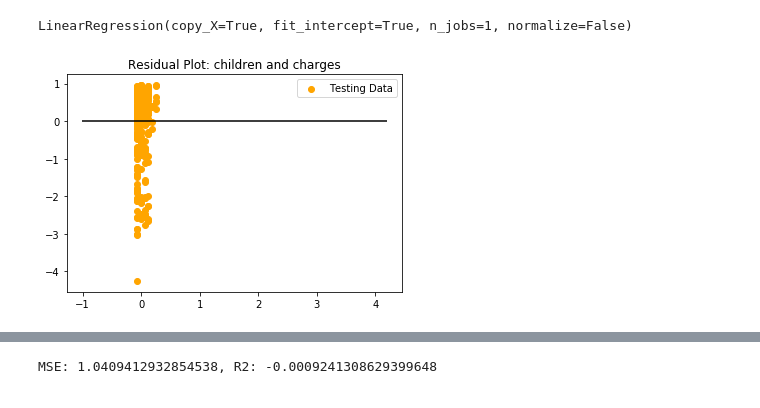
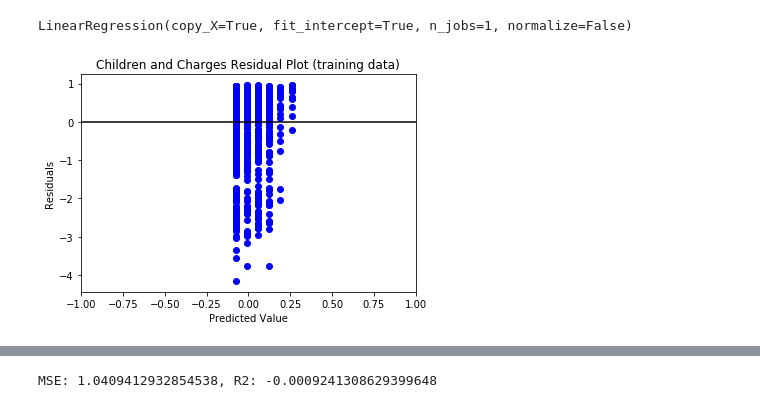
Before and after one commit to jasonzelaya/Health-Insurance-Cost-Forecast, a Jupyter notebook: Insurance_Forecast.ipynb, the cells around one changed output, grey strips where cells are left out. Saved outputs shown, nothing was run; the diff lists cells and outputs as text; code cells hidden in the pictures.

```diff
--- a/Insurance_Forecast.ipynb
+++ b/Insurance_Forecast.ipynb
@@ -274,13 +302,15 @@ LinearRegression(copy_X=True, fit_intercept=True, n_jobs=1, normalize=False)
 # %%
 # Make predictions using the X_test_scaled data
 # Plot y_test_scaled vs y_test_scaled
 # Scatter plot y_test_scaled vs predictions
 predictions = model.predict(X_test_scaled)
 model.fit(X_train_scaled, y_train_scaled)
-plt.scatter(model.predict(X_test_scaled), model.predict(X_test_scaled) - y_test_scaled, c="orange", label="Testing Data")
-plt.legend()
+plt.scatter(model.predict(X_train_scaled), model.predict(X_train_scaled) - y_train_scaled, c="blue")
+plt.xlim(-1, 1)
 plt.hlines(y=0, xmin=y_test_scaled.min(), xmax=y_test_scaled.max())
-plt.title("Residual Plot: children and charges")
+plt.title("Children and Charges Residual Plot (training data)")
+plt.xlabel("Predicted Value")
+plt.ylabel("Residuals")
 plt.show()
 # %% [output]
-[figure, old version]
+[figure, new version]
```
Also changed, not shown: parts of 16 cells of this notebook.
